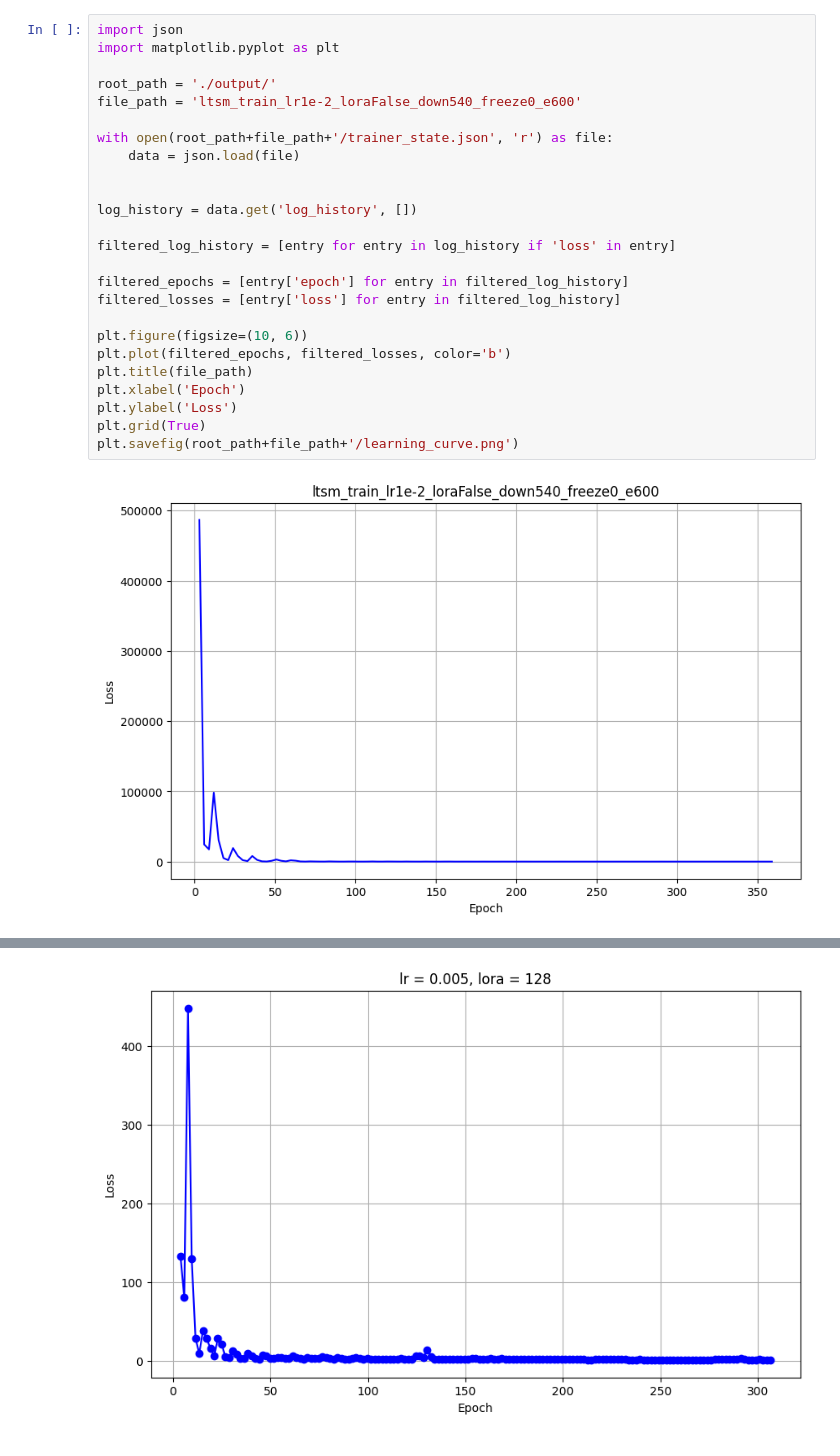
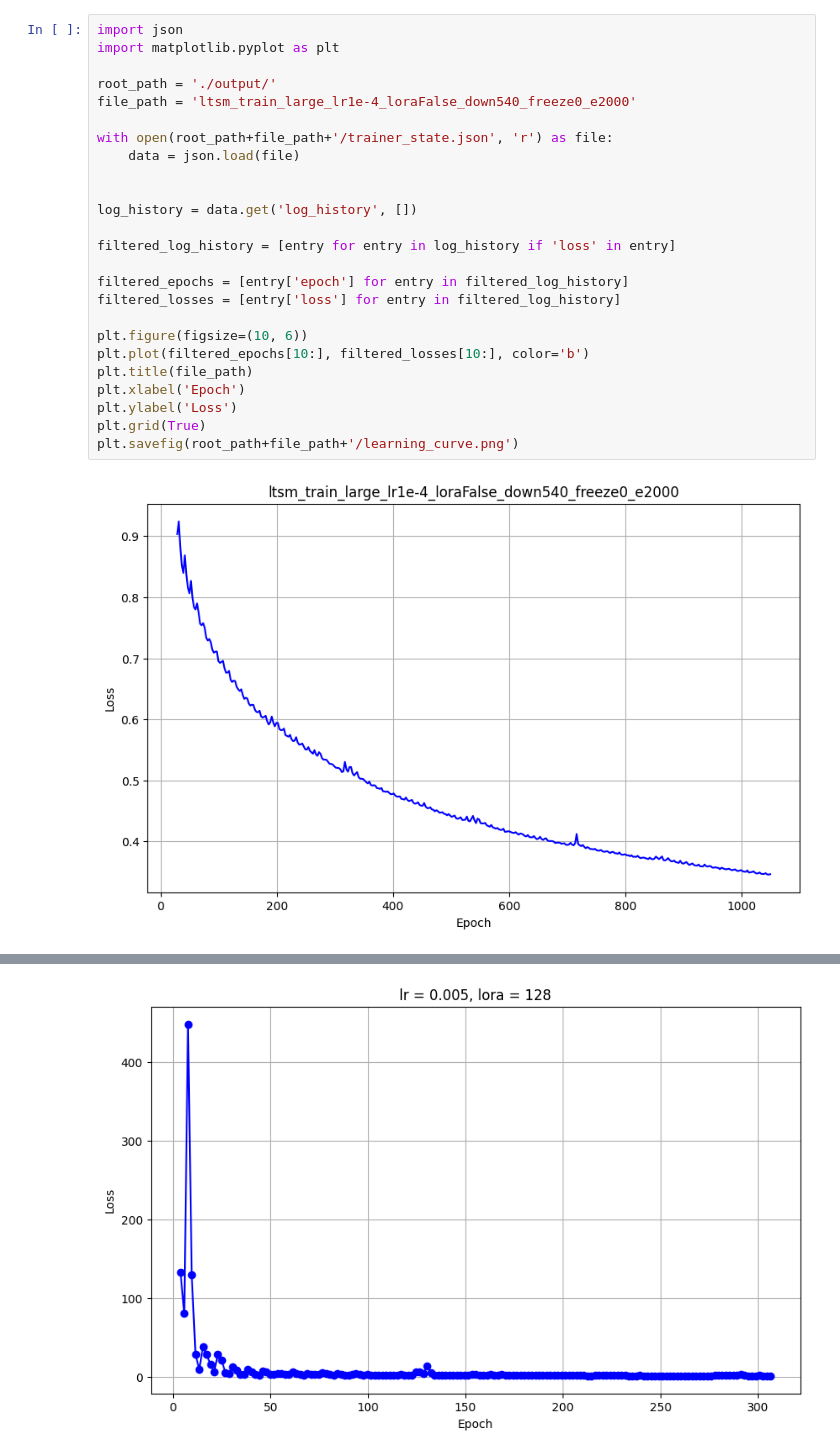
Before and after one commit to daochenzha/ltsm, a Jupyter notebook: ltsm_hf/visualize.ipynb, the cells around one changed output, grey strips where cells are left out. Drawn from its saved outputs; the diff is of its cells as text.

```diff
--- a/ltsm_hf/visualize.ipynb
+++ b/ltsm_hf/visualize.ipynb
@@ -1,27 +1,27 @@
 # %%
 import json
 import matplotlib.pyplot as plt
 
 root_path = './output/'
-file_path = 'ltsm_train_lr1e-2_loraFalse_down540_freeze0_e600'
+file_path = 'ltsm_train_large_lr1e-4_loraFalse_down540_freeze0_e2000'
 
 with open(root_path+file_path+'/trainer_state.json', 'r') as file:
     data = json.load(file)
 
 
 log_history = data.get('log_history', [])
 
 filtered_log_history = [entry for entry in log_history if 'loss' in entry]
 
 filtered_epochs = [entry['epoch'] for entry in filtered_log_history]
 filtered_losses = [entry['loss'] for entry in filtered_log_history]
 
 plt.figure(figsize=(10, 6))
-plt.plot(filtered_epochs, filtered_losses, color='b')
+plt.plot(filtered_epochs[10:], filtered_losses[10:], color='b')
 plt.title(file_path)
 plt.xlabel('Epoch')
 plt.ylabel('Loss')
 plt.grid(True)
 plt.savefig(root_path+file_path+'/learning_curve.png')
 # %% [output]
-[figure, old version]
+[figure, new version]
```
Also changed, not shown: parts of 7 cells of this notebook, 7 other files.
